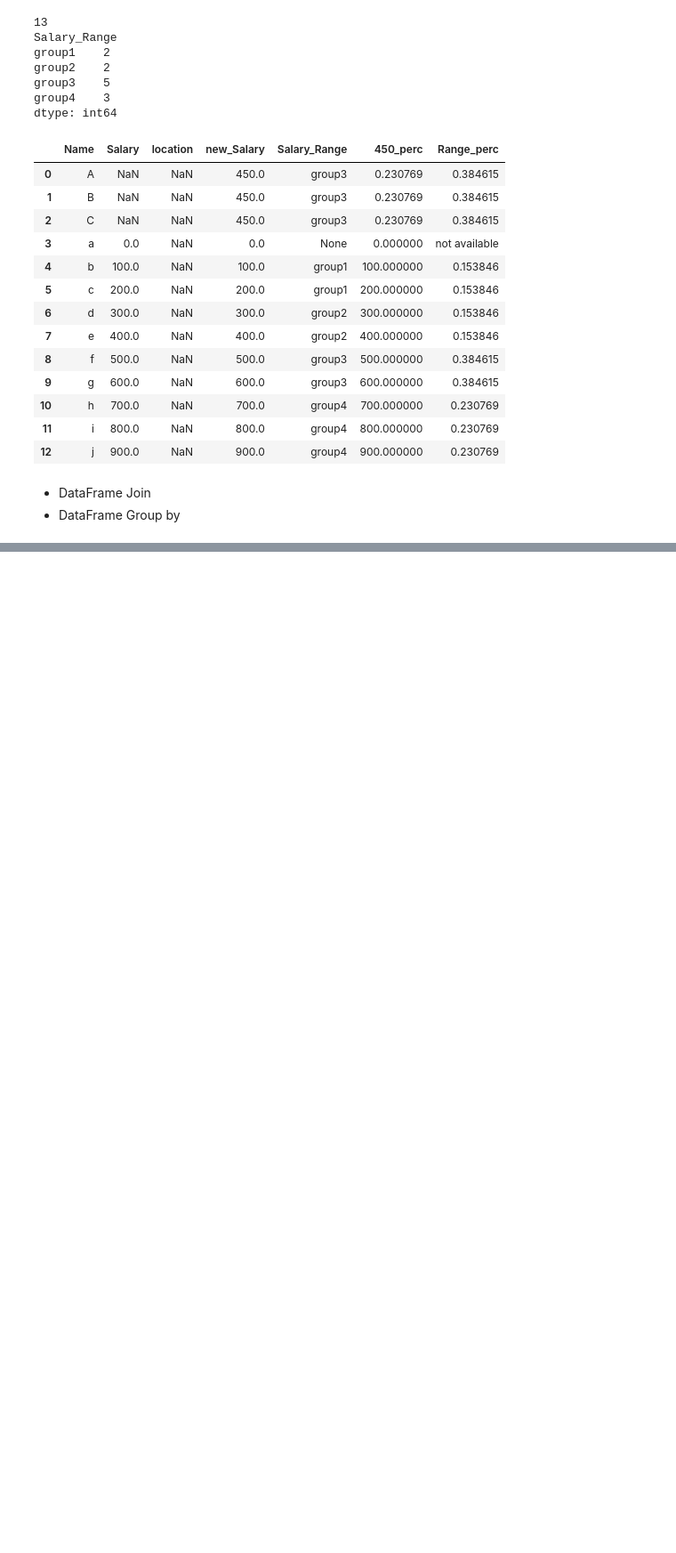
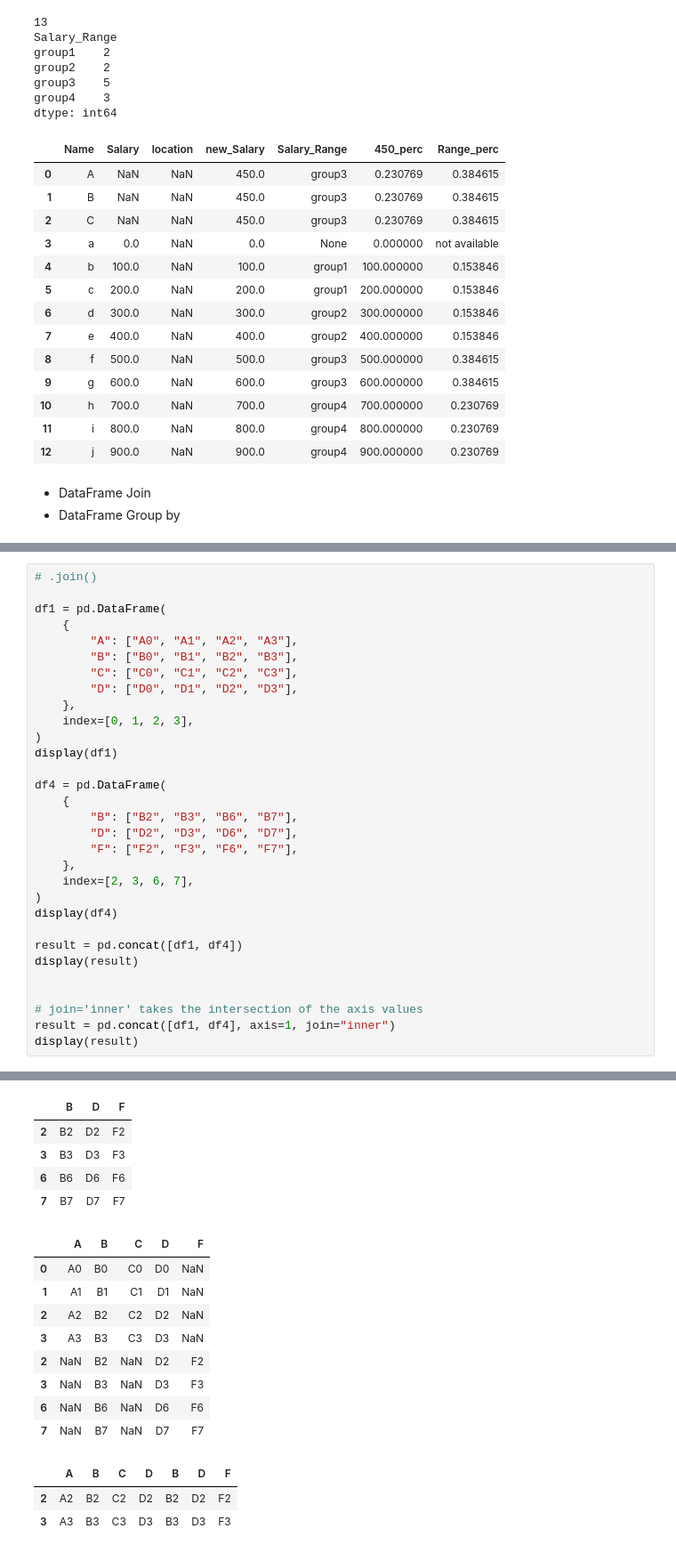
Before and after one commit to hyunjinkim-developer/ProblemSolving, a Jupyter notebook: DataCamp/Prepare_KakaoMobility_CodingTest/Prepare_KakaoMobility_CodingTest.ipynb, the cells around one changed output, grey strips where cells are left out. Shown: that part at 89% size. Cells and saved outputs as stored; diff of their text form; blank space fills up the shorter version.

```diff
--- a/DataCamp/Prepare_KakaoMobility_CodingTest/Prepare_KakaoMobility_CodingTest.ipynb
+++ b/DataCamp/Prepare_KakaoMobility_CodingTest/Prepare_KakaoMobility_CodingTest.ipynb
@@ -145,0 +259,32 @@ dtype: int64
+# %%
+# .join()
+
+df1 = pd.DataFrame(
+    {
+        "A": ["A0", "A1", "A2", "A3"],
+        "B": ["B0", "B1", "B2", "B3"],
+        "C": ["C0", "C1", "C2", "C3"],
+        "D": ["D0", "D1", "D2", "D3"],
+    },
+    index=[0, 1, 2, 3],
+)
+display(df1)
+
+df4 = pd.DataFrame(
+    {
+        "B": ["B2", "B3", "B6", "B7"],
+        "D": ["D2", "D3", "D6", "D7"],
+        "F": ["F2", "F3", "F6", "F7"],
+    },
+    index=[2, 3, 6, 7],
+)
+display(df4)
+
+result = pd.concat([df1, df4])
+display(result)
+
+
+# join='inner' takes the intersection of the axis values
+result = pd.concat([df1, df4], axis=1, join="inner")
+display(result)
+# %% [output]
@@ -145,0 +296,17 @@ dtype: int64
+|  | B | D | F |
+| 2 | B2 | D2 | F2 |
+| 3 | B3 | D3 | F3 |
+| 6 | B6 | D6 | F6 |
+| 7 | B7 | D7 | F7 |
+|  | A | B | C | D | F |
+| 0 | A0 | B0 | C0 | D0 | NaN |
+| 1 | A1 | B1 | C1 | D1 | NaN |
+| 2 | A2 | B2 | C2 | D2 | NaN |
+| 3 | A3 | B3 | C3 | D3 | NaN |
+| 2 | NaN | B2 | NaN | D2 | F2 |
+| 3 | NaN | B3 | NaN | D3 | F3 |
+| 6 | NaN | B6 | NaN | D6 | F6 |
+| 7 | NaN | B7 | NaN | D7 | F7 |
+|  | A | B | C | D | B | D | F |
+| 2 | A2 | B2 | C2 | D2 | B2 | D2 | F2 |
+| 3 | A3 | B3 | C3 | D3 | B3 | D3 | F3 |
```
Also changed, not shown: parts of 7 cells of this notebook, 8 other files.
